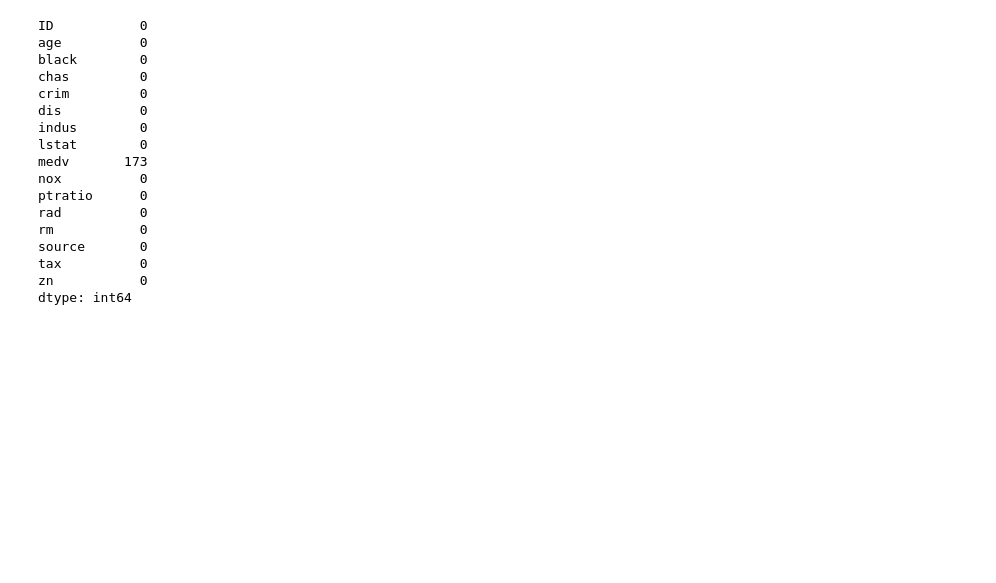
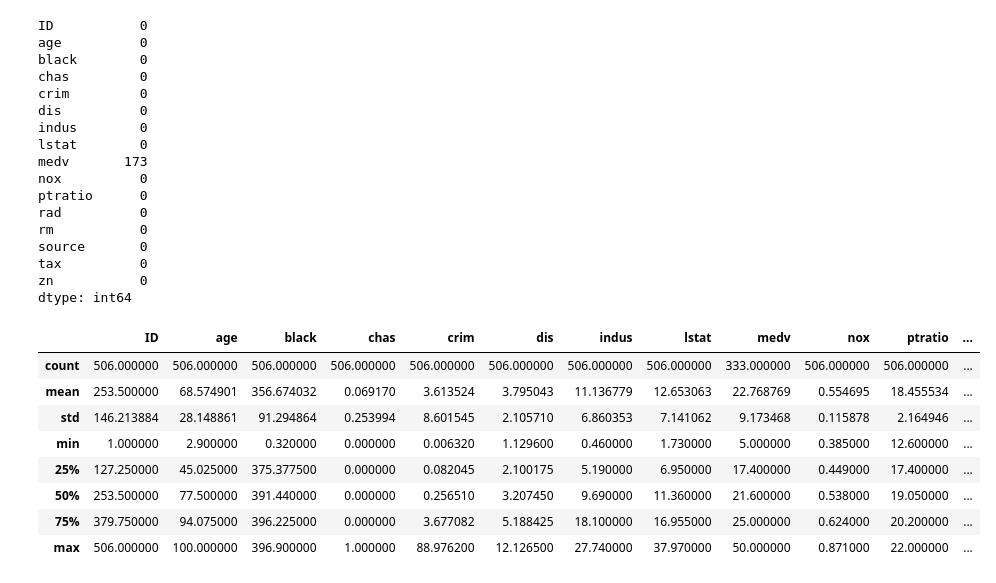
Before and after one commit to Prathamesh99/Kaggle-datasets, a Jupyter notebook: Boston housing data/Boston housing data.ipynb, the cells around one changed output. Drawn from its saved outputs; the diff is of its cells as text; code cells hidden in the pictures; blank space fills up the shorter version.

```diff
--- a/Boston housing data/Boston housing data.ipynb
+++ b/Boston housing data/Boston housing data.ipynb
@@ -48,3 +49,15 @@ source       0
 tax          0
 zn           0
 dtype: int64
+# %%
+data.describe()
+# %% [output]
+|  | ID | age | black | chas | crim | dis | indus | lstat | medv | nox | ptratio | ... |
+| count | 506.000000 | 506.000000 | 506.000000 | 506.000000 | 506.000000 | 506.000000 | 506.000000 | 506.000000 | 333.000000 | 506.000000 | 506.000000 | ... |
+| mean | 253.500000 | 68.574901 | 356.674032 | 0.069170 | 3.613524 | 3.795043 | 11.136779 | 12.653063 | 22.768769 | 0.554695 | 18.455534 | ... |
+| std | 146.213884 | 28.148861 | 91.294864 | 0.253994 | 8.601545 | 2.105710 | 6.860353 | 7.141062 | 9.173468 | 0.115878 | 2.164946 | ... |
+| min | 1.000000 | 2.900000 | 0.320000 | 0.000000 | 0.006320 | 1.129600 | 0.460000 | 1.730000 | 5.000000 | 0.385000 | 12.600000 | ... |
+| 25% | 127.250000 | 45.025000 | 375.377500 | 0.000000 | 0.082045 | 2.100175 | 5.190000 | 6.950000 | 17.400000 | 0.449000 | 17.400000 | ... |
+| 50% | 253.500000 | 77.500000 | 391.440000 | 0.000000 | 0.256510 | 3.207450 | 9.690000 | 11.360000 | 21.600000 | 0.538000 | 19.050000 | ... |
+| 75% | 379.750000 | 94.075000 | 396.225000 | 0.000000 | 3.677082 | 5.188425 | 18.100000 | 16.955000 | 25.000000 | 0.624000 | 20.200000 | ... |
+| max | 506.000000 | 100.000000 | 396.900000 | 1.000000 | 88.976200 | 12.126500 | 27.740000 | 37.970000 | 50.000000 | 0.871000 | 22.000000 | ... |
```
Also changed, not shown: parts of 13 cells of this notebook.
